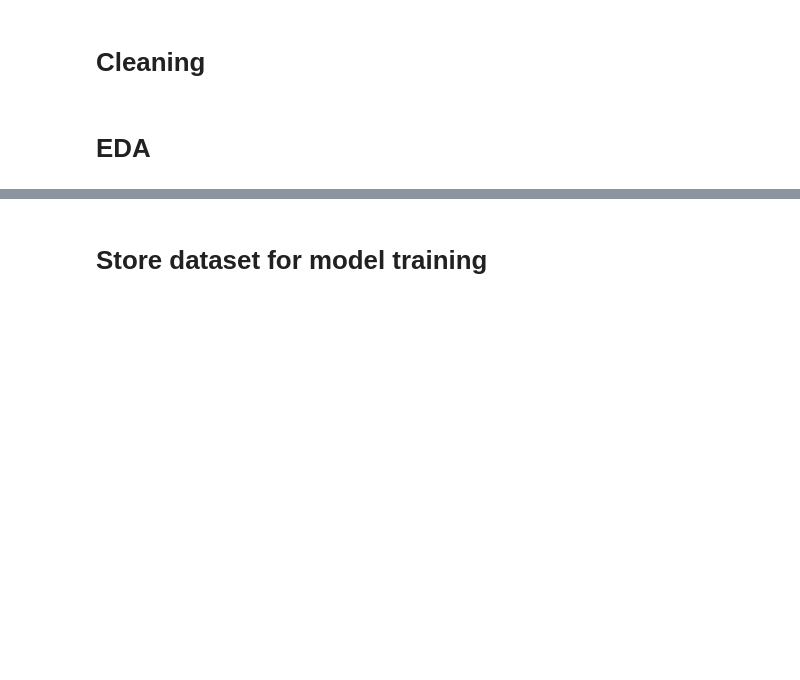
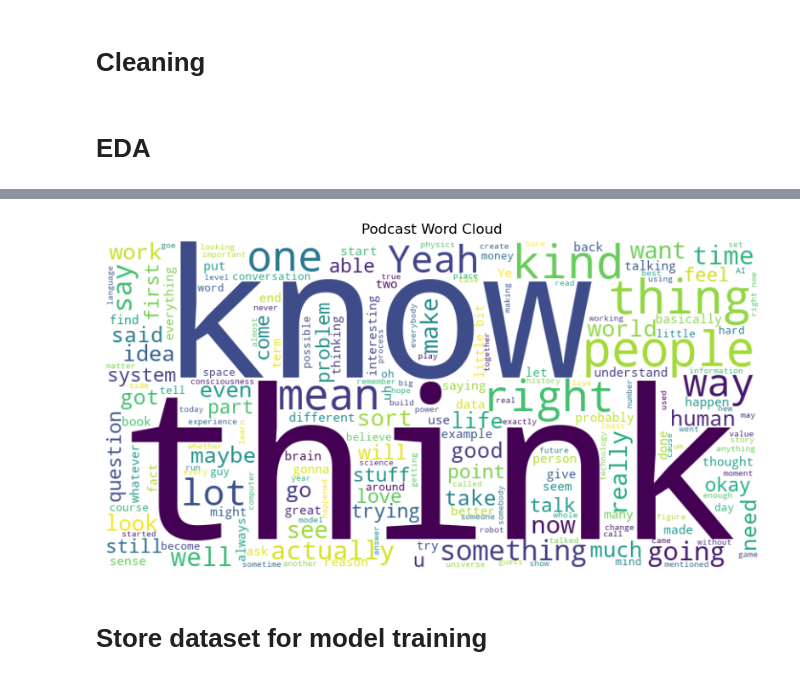
Before and after one commit to p-parks/AAI-590_Capstone, a Jupyter notebook: 1_DatasetAndEDA.ipynb, the cells around one changed output, grey strips where cells are left out. Drawn from its saved outputs; the diff is of its cells as text; code cells hidden in the pictures; blank space fills up the shorter version.

```diff
--- a/1_DatasetAndEDA.ipynb
+++ b/1_DatasetAndEDA.ipynb
@@ -163,3 +317,7 @@ draw_word_cloud(cnn_df, "CNN Word Cloud")
+# %%
+draw_word_cloud(podcast_df['text'], 'Podcast Word Cloud')
+# %% [output]
+[figure, added]
 # %% [markdown]
 # Store dataset for model training
 # %%
```
Also changed, not shown: parts of 7 cells of this notebook.
